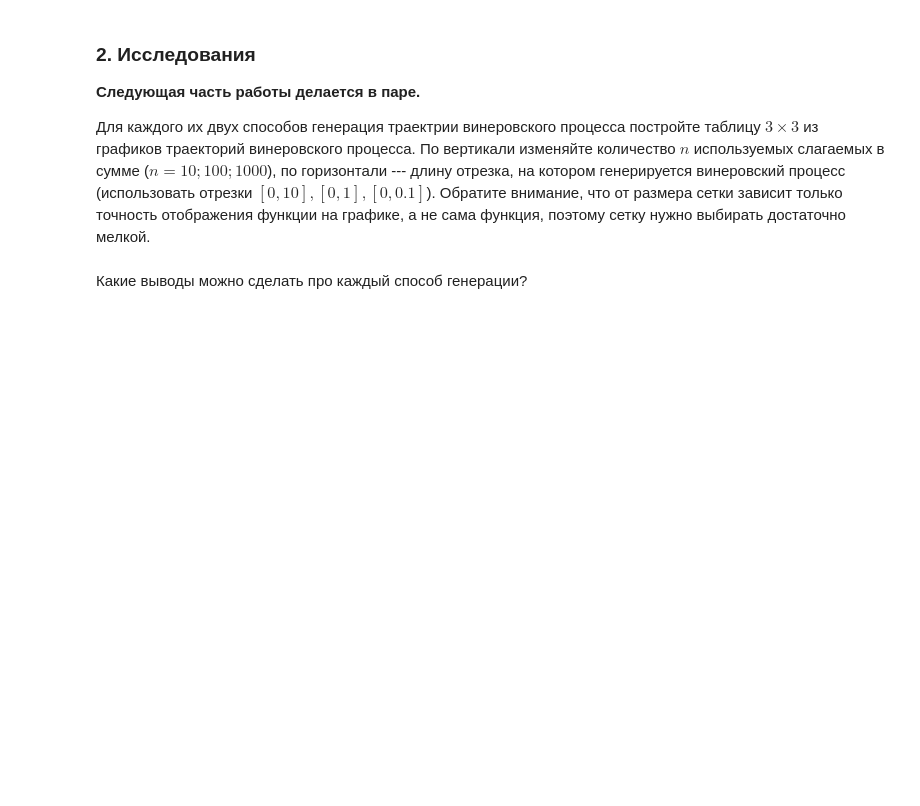
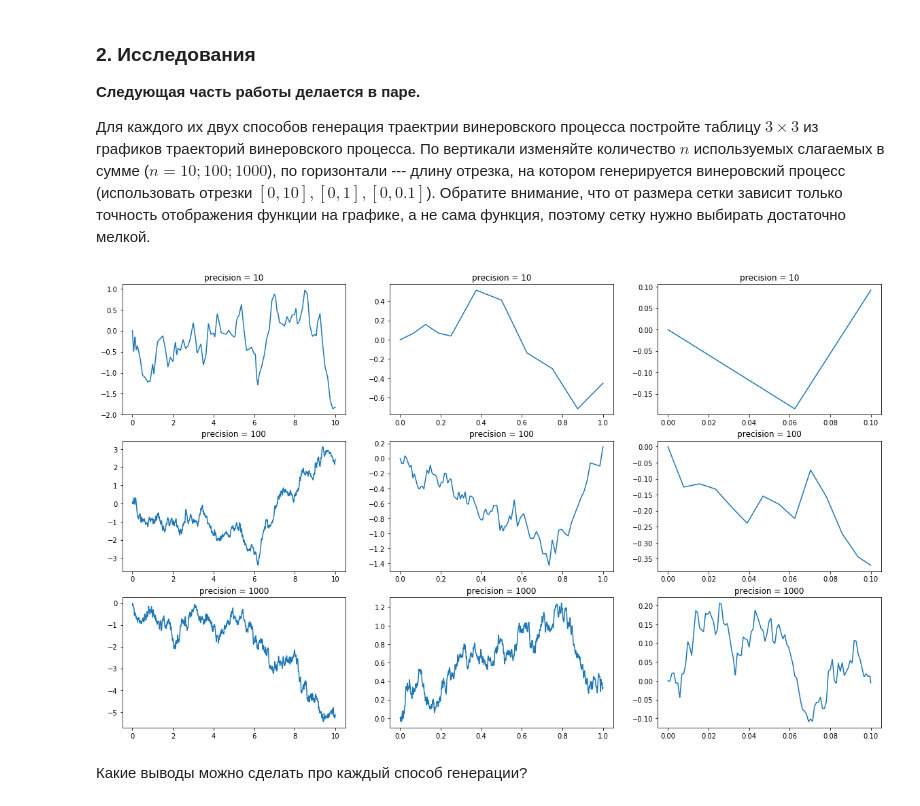
Before and after one commit to svinkapeppa/stochastic, a Jupyter notebook: lab_6/6.23.ipynb, the cells around one changed output. Saved outputs shown, nothing was run; the diff lists cells and outputs as text; code cells hidden in the pictures; blank space fills up the shorter version.

```diff
--- a/lab_6/6.23.ipynb
+++ b/lab_6/6.23.ipynb
@@ -157,14 +187,16 @@ def winer_proccess_path(end_time, step, precision=10000):
 # %%
 plt.figure(figsize=(20, 12))
 for i, precision in enumerate([10, 100, 1000]):
     for j, max_time in enumerate([10, 1, 0.1]):
         t = np.linspace(0, max_time, 1000)
-        values = WinerProccess(precision=precision)[t]
+        values = WinerProcess(precision=precision)[t]
 
         plt.subplot(3, 3, i * 3 + j + 1)
         plt.plot(t, values)
         plt.title('precision = %d' % precision)
 plt.show()
+# %% [output]
+[figure, added]
 # %% [markdown]
 Какие выводы можно сделать про каждый способ генерации?
 # %% [markdown]
```
Also changed, not shown: parts of 9 cells of this notebook.
